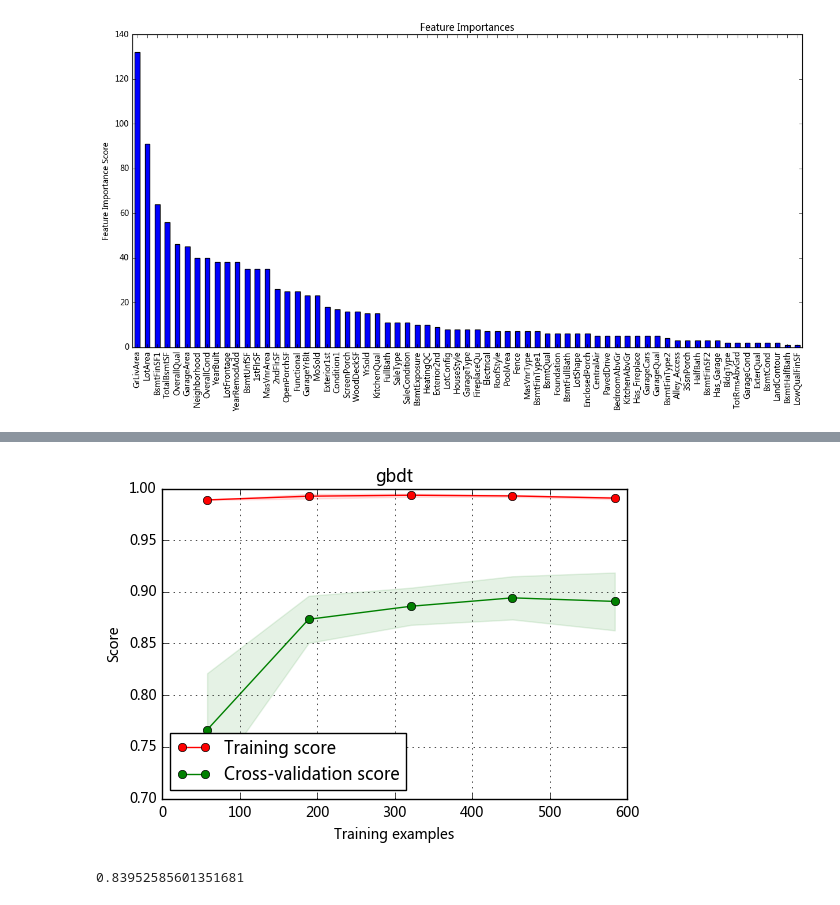
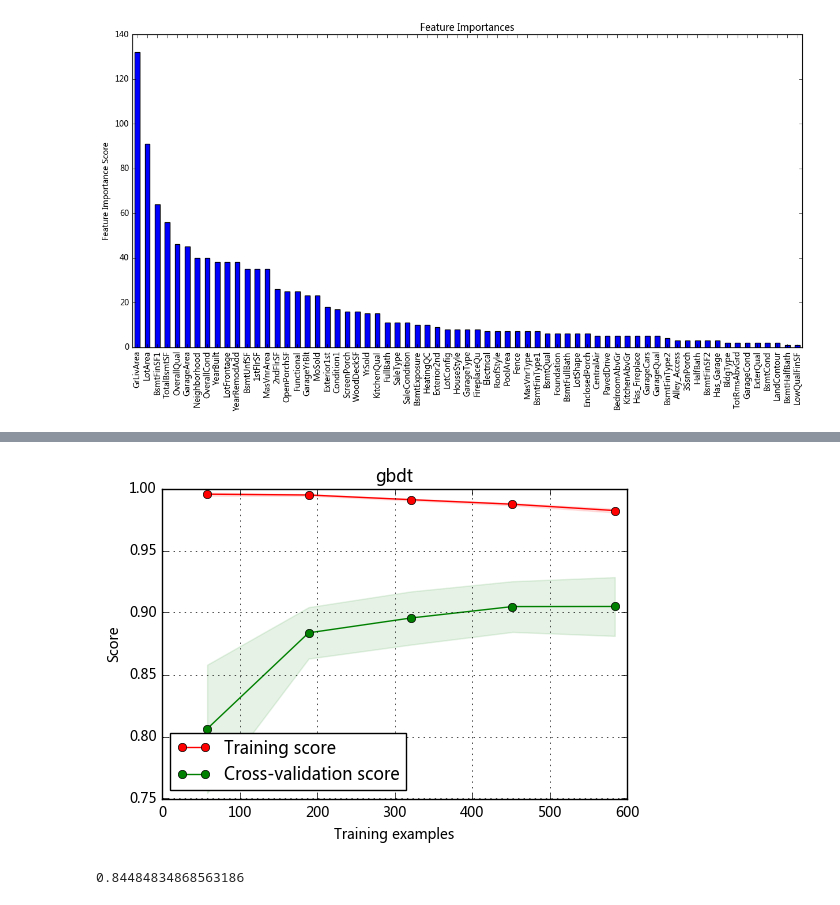
Before and after one commit to AstaTus/House_Prices_Advanced_Regression_Techniques, a Jupyter notebook: offline/RandomForestModel.ipynb, the cells around one changed output, grey strips where cells are left out. Drawn from its saved outputs; the diff is of its cells as text; code cells hidden in the pictures.

```diff
--- a/offline/RandomForestModel.ipynb
+++ b/offline/RandomForestModel.ipynb
@@ -176,0 +317,8 @@ best_score
+# %%
+xgb_model = xgb.XGBRegressor(max_depth=3, learning_rate=0.01, n_estimators=5000,\
+                             silent=False, objective='reg:linear', subsample=0.65,\
+                             colsample_bytree=0.65, gamma=0, min_child_weight = 3,\
+                             scale_pos_weight=1, seed=27, reg_alpha=1.1)
+
+modelfit(xgb_model, feature_names, X_train, y_train, X_test, y_test)
+plt.show()
@@ -177,18 +329,18 @@ best_score
 # %%
 #gamma=0, min_child_weight=1, max_delta_step=0, subsample=1, colsample_bytree=1, colsample_bylevel=1, reg_alpha=0, reg_lambda=1, scale_pos_weight=1, base_score=0.5, seed=0, missing=Nonemax_depth=3, learning_rate=0.1, n_estimators=100, silent=True, objective='reg:linear', booster='gbtree', nthread=-1, gamma=0, min_child_weight=1, max_delta_step=0, subsample=1, colsample_bytree=1, colsample_bylevel=1, reg_alpha=0, reg_lambda=1, scale_pos_weight=1, base_score=0.5, seed=0, missing=None
-xgb_model = xgb.XGBRegressor(max_depth=5, learning_rate=0.1, n_estimators=100,\
-                             silent=False, objective='reg:linear', subsample=0.8,\
-                             colsample_bytree=0.8, gamma=0, min_child_weight = 5,\
-                             scale_pos_weight=1, seed=27)
+# xgb_model = xgb.XGBRegressor(max_depth=5, learning_rate=0.1, n_estimators=100,\
+#                              silent=False, objective='reg:linear', subsample=0.8,\
+#                              colsample_bytree=0.8, gamma=0, min_child_weight = 5,\
+#                              scale_pos_weight=1, seed=27)
 plot_learning_curve(xgb_model, 'gbdt', X_train, y_train, cv=5)
 plt.show()
 # %% [output]
-[figure, old version]
+[figure, new version]
 # %%
 xgb_model.fit(X_train, y_train)
 xgb_model.score(X_test, y_test)
 # %% [output]
-0.83952585601351681
+0.84484834868563186
 # %%
 X_train_df.columns
 # %% [output]
```
Also changed, not shown: parts of 9 cells of this notebook, 1 other file.
